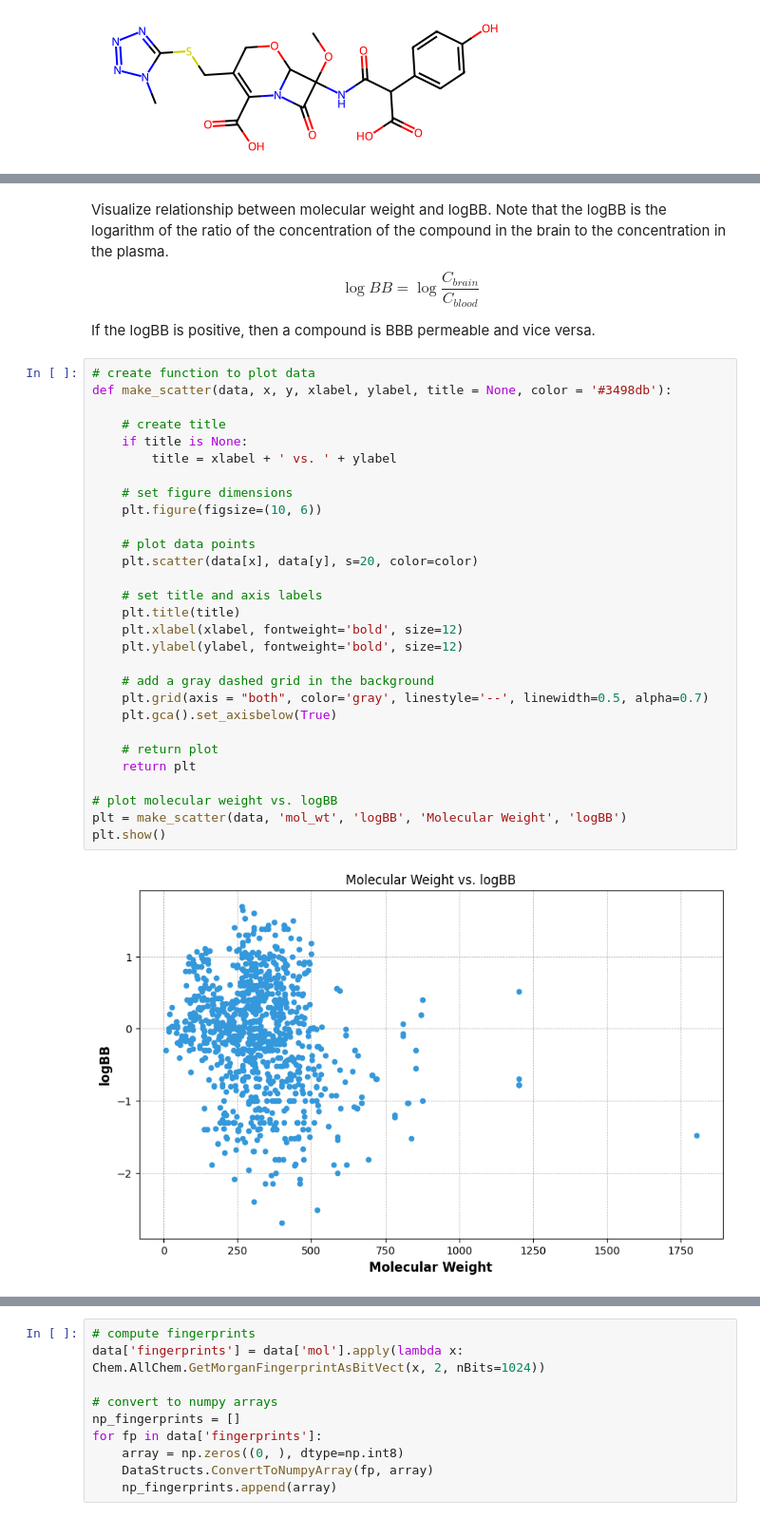
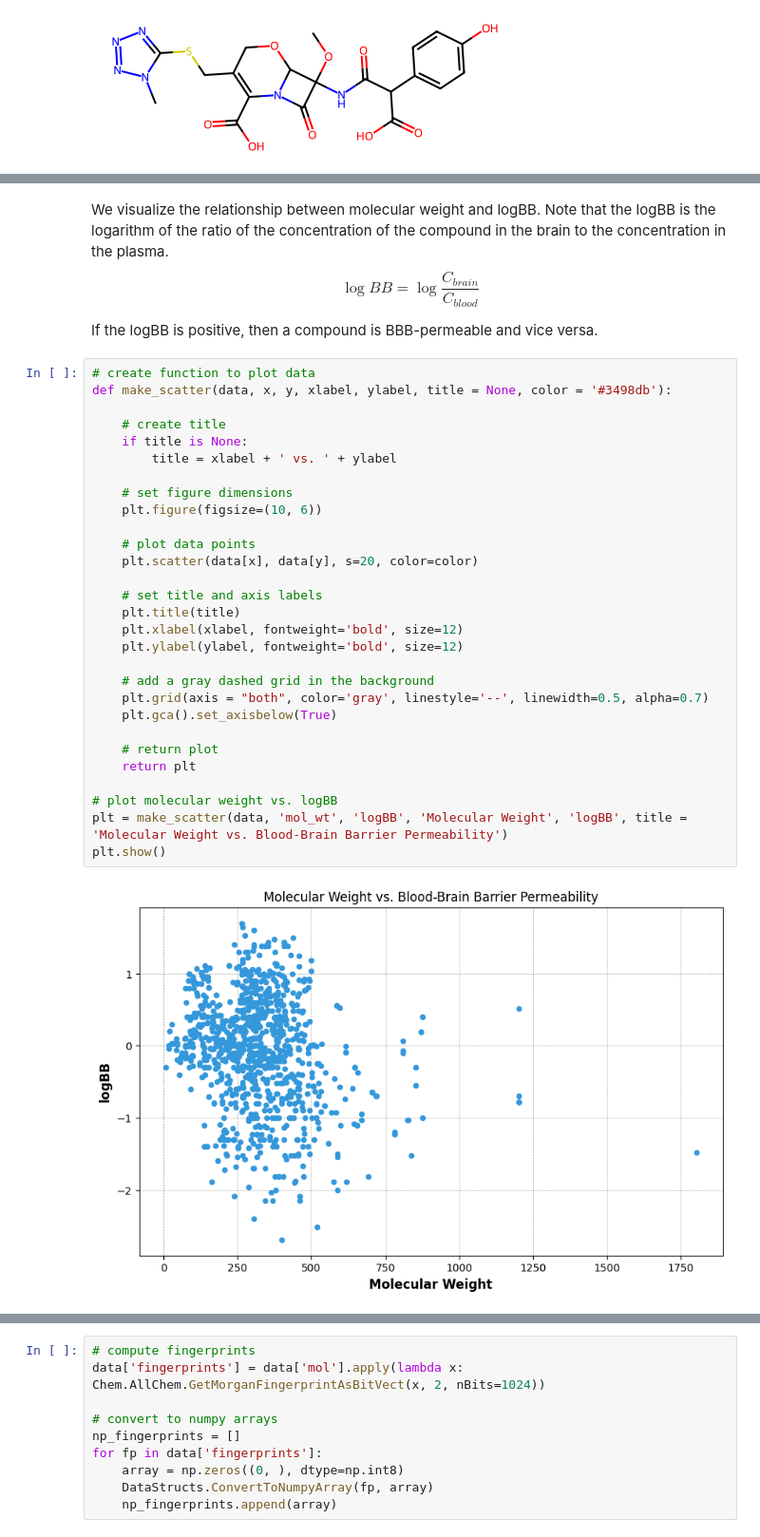
Before and after one commit to ayushnoori/ps2-lab, a Jupyter notebook: final_project.ipynb, the cells around one changed output, grey strips where cells are left out. Shown at 95% size. Cells and saved outputs as stored; diff of their text form.

```diff
--- a/final_project.ipynb
+++ b/final_project.ipynb
@@ -121,38 +131,38 @@ data.head()
 | 3 | 4 | 2-[4-(5-bromo-3-methylpyridin-2-y... | 2-[4-(5-bromo-3-methylpyridin-2-y... | CC1=NC=C(C=C1)CC2CNC(NC2=O)NCCCCC... | 74041479.0| | -1.88 | InChI=1S/C21H28BrN5O/c1-14-9-18(2... | R35| | A | NaN | ... |
 | 4 | 5 | NaN | NaN | c1(c2c3n(c4c(C(N(C)C3)=O)c(Cl)ccc... | nan| | -1.82 | InChI=1S/C16H14ClN5O4/c1-16(24,25... | R35| | A | NaN | ... |
 # %% [markdown]
-Visualize relationship between molecular weight and logBB. Note that the logBB is the logarithm of the ratio of the concentration of the compound in the brain to the concentration in the plasma.
+We visualize the relationship between molecular weight and logBB. Note that the logBB is the logarithm of the ratio of the concentration of the compound in the brain to the concentration in the plasma.
 $$\log{BB} = \log{\frac{C_{brain}}{C_{blood}}}$$
 
-If the logBB is positive, then a compound is BBB permeable and vice versa.
+If the logBB is positive, then a compound is BBB-permeable and vice versa.
 # %%
 # create function to plot data
 def make_scatter(data, x, y, xlabel, ylabel, title = None, color = '#3498db'):
 
     # create title
     if title is None:
         title = xlabel + ' vs. ' + ylabel
 
     # set figure dimensions
     plt.figure(figsize=(10, 6))
 
     # plot data points
     plt.scatter(data[x], data[y], s=20, color=color)
 
     # set title and axis labels
     plt.title(title)
     plt.xlabel(xlabel, fontweight='bold', size=12)
     plt.ylabel(ylabel, fontweight='bold', size=12)
 
     # add a gray dashed grid in the background
     plt.grid(axis = "both", color='gray', linestyle='--', linewidth=0.5, alpha=0.7)
     plt.gca().set_axisbelow(True)
 
     # return plot
     return plt
 
 # plot molecular weight vs. logBB
-plt = make_scatter(data, 'mol_wt', 'logBB', 'Molecular Weight', 'logBB')
+plt = make_scatter(data, 'mol_wt', 'logBB', 'Molecular Weight', 'logBB', title = 'Molecular Weight vs. Blood-Brain Barrier Permeability')
 plt.show()
 # %% [output]
-[figure, old version]
+[figure, new version]
```
Also changed, not shown: parts of 22 cells of this notebook, 1 other file.
